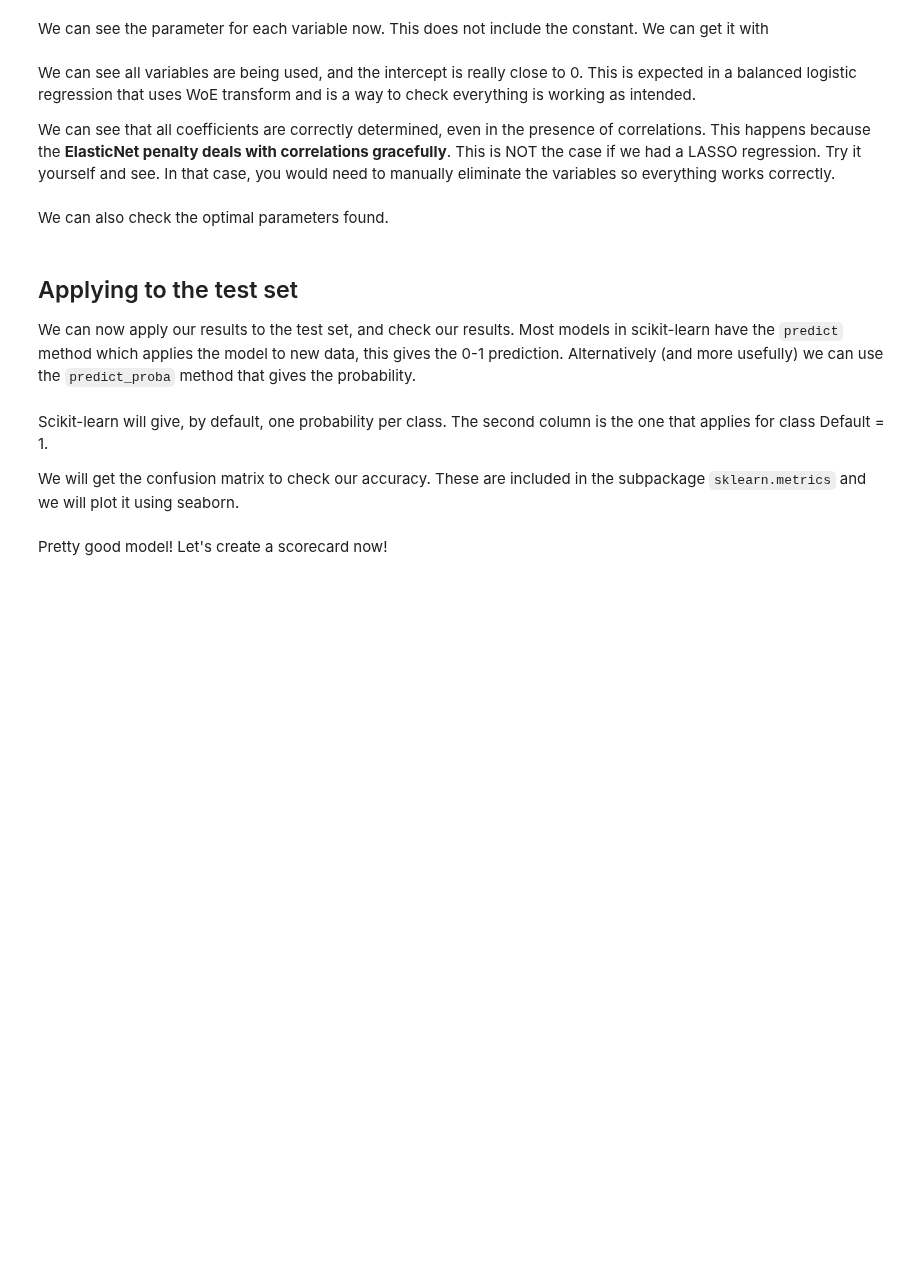
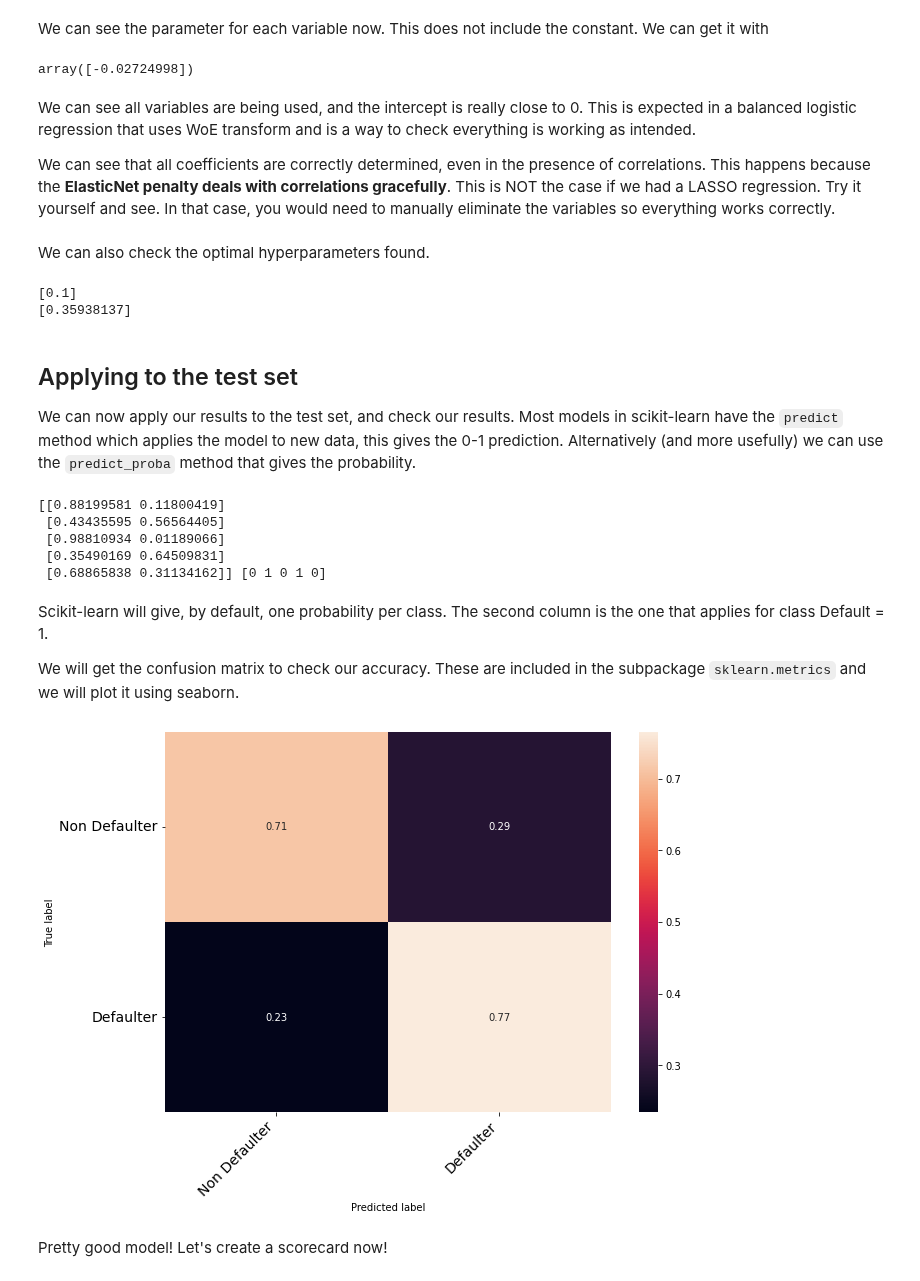
Before and after one commit to CBravoR/AdvancedAnalyticsLabs, a Jupyter notebook: notebooks/python/Lab_6_Logistic_Regression_and_Scorecards.ipynb, the cells around one changed output. Saved outputs shown, nothing was run; the diff lists cells and outputs as text; code cells hidden in the pictures; blank space fills up the shorter version.

````diff
--- a/notebooks/python/Lab_6_Logistic_Regression_and_Scorecards.ipynb
+++ b/notebooks/python/Lab_6_Logistic_Regression_and_Scorecards.ipynb
@@ -169,4 +207,4 @@
 # %%
-bankloan_logreg.fit(X = bankloan_train_WoE.iloc[:, 1:], # All rows and from the second var to end
+bankloan_logreg.fit(X = bankloan_train_WoE.iloc[:, 1:].drop( columns="Income_woe"), # All rows and from the second var to end
                     y = bankloan_train_WoE['Default'] # The target
                    )
@@ -191,23 +261,34 @@ coef_df
 We can see the parameter for each variable now. This does not include the constant. We can get it with
 # %%
 bankloan_logreg.intercept_
+# %% [output]
+array([-0.02724998])
 # %% [markdown]
 We can see all variables are being used, and the intercept is really close to 0. This is expected in a balanced logistic regression that uses WoE transform and is a way to check everything is working as intended.
 
 We can see that all coefficients are correctly determined, even in the presence of correlations. This happens because the **ElasticNet penalty deals with correlations gracefully**. This is NOT the case if we had a LASSO regression. Try it yourself and see. In that case, you would need to manually eliminate the variables so everything works correctly.
 # %% [markdown]
-We can also check the optimal parameters found.
+We can also check the optimal hyperparameters found.
 # %%
 print(bankloan_logreg.l1_ratio_)
 print(bankloan_logreg.C_)
+# %% [output]
+[0.1]
+[0.35938137]
 # %% [markdown]
 ## Applying to the test set
 
 We can now apply our results to the test set, and check our results. Most models in scikit-learn have the ```predict``` method which applies the model to new data, this gives the 0-1 prediction. Alternatively (and more usefully) we can use the ```predict_proba``` method that gives the probability.
 # %%
-pred_class_test = bankloan_logreg.predict(bankloan_test_WoE.iloc[:, 1:])
-probs_test = bankloan_logreg.predict_proba(bankloan_test_WoE.iloc[:, 1:])
+pred_class_test = bankloan_logreg.predict(bankloan_test_WoE.iloc[:, 1:].drop(columns="Income_woe"))
+probs_test = bankloan_logreg.predict_proba(bankloan_test_WoE.iloc[:, 1:].drop(columns="Income_woe"))
 print(probs_test[0:5], pred_class_test[0:5])
+# %% [output]
+[[0.88199581 0.11800419]
+ [0.43435595 0.56564405]
+ [0.98810934 0.01189066]
+ [0.35490169 0.64509831]
+ [0.68865838 0.31134162]] [0 1 0 1 0]
 # %% [markdown]
 Scikit-learn will give, by default, one probability per class.  The second column is the one that applies for class Default = 1.
 
@@ -221,34 +302,37 @@ confusion_matrix_cs = confusion_matrix(y_true = bankloan_test_WoE['Default'],
                                         y_pred = pred_class_test)
 
 
 # Turn matrix to percentages
 confusion_matrix_cs = confusion_matrix_cs.astype('float') / confusion_matrix_cs.sum(axis=1)[:, np.newaxis]
 
 # Turn to dataframe
 df_cm = pd.DataFrame(
-        confusion_matrix_cs, index=['good', 'bad'], columns=['good', 'bad'],
+        confusion_matrix_cs, index=['Non Defaulter', 'Defaulter'],
+        columns=['Non Defaulter', 'Defaulter'],
 )
 
 # Parameters of the image
 figsize = (10,7)
 fontsize=14
 
 # Create image
 fig = plt.figure(figsize=figsize)
 heatmap = sns.heatmap(df_cm, annot=True, fmt='.2f')
 
 # Make it nicer
 heatmap.yaxis.set_ticklabels(heatmap.yaxis.get_ticklabels(), rotation=0,
                              ha='right', fontsize=fontsize)
 heatmap.xaxis.set_ticklabels(heatmap.xaxis.get_ticklabels(), rotation=45,
                              ha='right', fontsize=fontsize)
 
 # Add labels
 plt.ylabel('True label')
 plt.xlabel('Predicted label')
 
 # Plot!
 plt.show()
+# %% [output]
+[figure, added]
 # %% [markdown]
 Pretty good model! Let's create a scorecard now!
 # %% [markdown]
````
Also changed, not shown: parts of 12 cells of this notebook.
